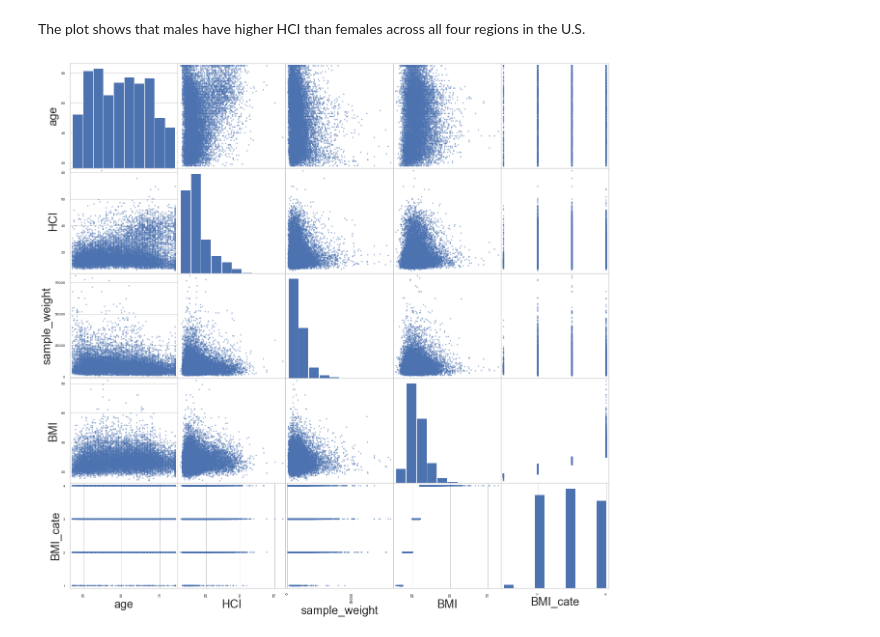
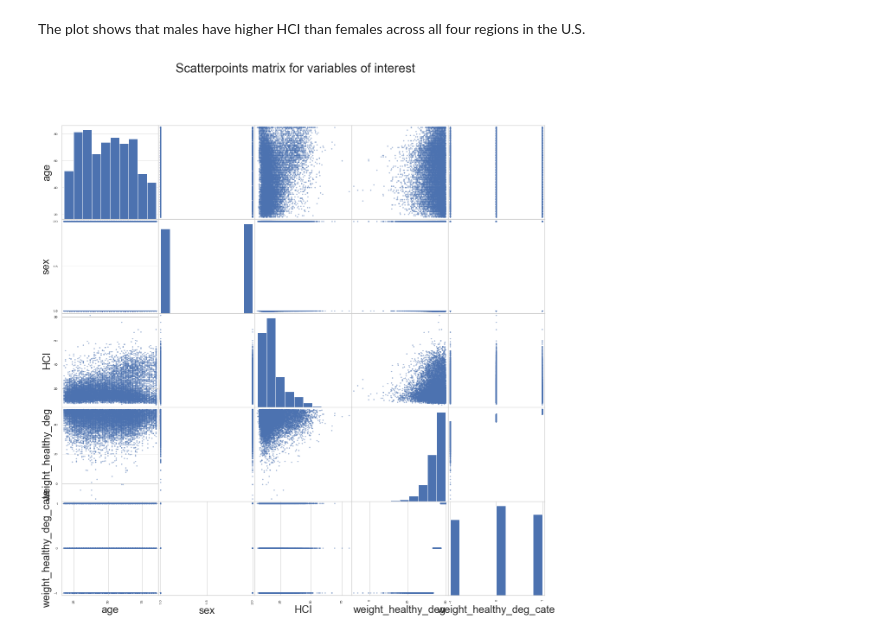
Before and after one commit to RosiePeng1/COGS108-Project, a Jupyter notebook: EDACheckpointGroup_Sp23_cogs108project.ipynb, the cells around one changed output. Cells and saved outputs as stored; diff of their text form; code cells hidden in the pictures.

```diff
--- a/EDACheckpointGroup_Sp23_cogs108project.ipynb
+++ b/EDACheckpointGroup_Sp23_cogs108project.ipynb
@@ -431,6 +438,9 @@ sns.barplot(x = "region", y= "HCI",hue = "sex", palette = palette, data = data_c
 # %% [markdown]
 The plot shows that males have higher HCI than females across all four regions in the U.S.
 # %%
-fig = pd.plotting.scatter_matrix(data_cl[["age","HCI","sample_weight","BMI","BMI_cate"]], figsize = (20, 20))
+fig = pd.plotting.scatter_matrix(
+    data_cl[["age", "sex", "HCI","weight_healthy_deg","weight_healthy_deg_cate"]],
+    figsize = (20, 20))
+plt.suptitle("Scatterpoints matrix for variables of interest");
 # %% [output]
-[figure, old version]
+[figure, new version]
```
Also changed, not shown: parts of 18 cells of this notebook.
